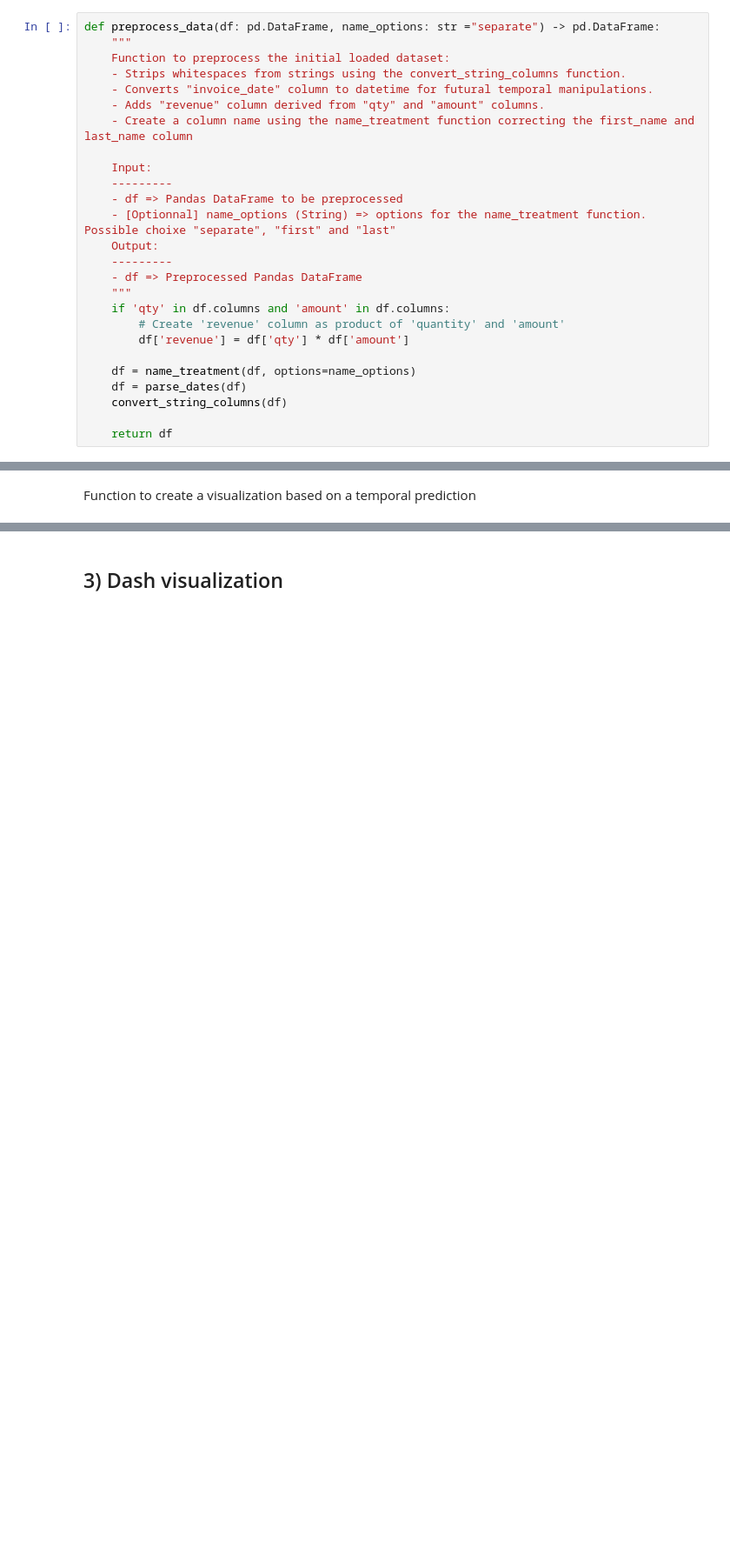
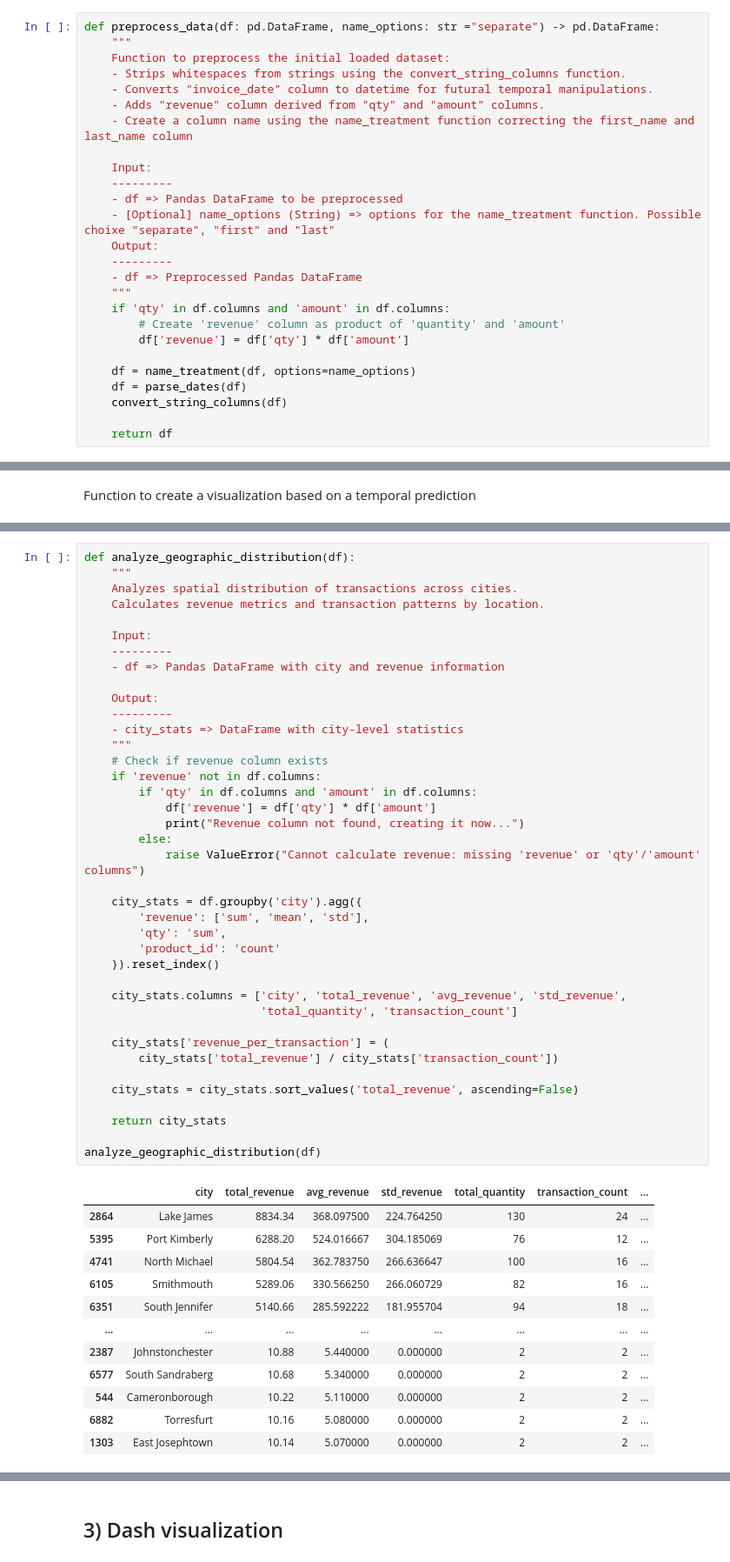
Before and after one commit to Loro67/invoices-data-analysis, a Jupyter notebook: Invoices-Dataset-Analysis.ipynb, the cells around one changed output, grey strips where cells are left out. Shown at 87% size. Saved outputs shown, nothing was run; the diff lists cells and outputs as text; blank space fills up the shorter version.

Commit message:
Indicator 4: Spatial Analysis - Geographic Clustering

```diff
--- a/Invoices-Dataset-Analysis.ipynb
+++ b/Invoices-Dataset-Analysis.ipynb
@@ -162,7 +161,7 @@ def preprocess_data(df: pd.DataFrame, name_options: str ="separate") -> pd.DataF
     Input:
     ---------
     - df => Pandas DataFrame to be preprocessed
-    - [Optionnal] name_options (String) => options for the name_treatment function. Possible choixe "separate", "first" and "last"
+    - [Optional] name_options (String) => options for the name_treatment function. Possible choixe "separate", "first" and "last"
     Output:
     ---------
     - df => Preprocessed Pandas DataFrame
@@ -526,0 +520,52 @@ def display_temporal_prediction(df: pd.DataFrame, model,prediction,options: str
+# %%
+def analyze_geographic_distribution(df):
+    """
+    Analyzes spatial distribution of transactions across cities.
+    Calculates revenue metrics and transaction patterns by location.
+
+    Input:
+    ---------
+    - df => Pandas DataFrame with city and revenue information
+
+    Output:
+    ---------
+    - city_stats => DataFrame with city-level statistics
+    """
+    # Check if revenue column exists
+    if 'revenue' not in df.columns:
+        if 'qty' in df.columns and 'amount' in df.columns:
+            df['revenue'] = df['qty'] * df['amount']
+            print("Revenue column not found, creating it now...")
+        else:
+            raise ValueError("Cannot calculate revenue: missing 'revenue' or 'qty'/'amount' columns")
+
+    city_stats = df.groupby('city').agg({
+        'revenue': ['sum', 'mean', 'std'],
+        'qty': 'sum',
+        'product_id': 'count'
+    }).reset_index()
+
+    city_stats.columns = ['city', 'total_revenue', 'avg_revenue', 'std_revenue',
+                          'total_quantity', 'transaction_count']
+
+    city_stats['revenue_per_transaction'] = (
+        city_stats['total_revenue'] / city_stats['transaction_count'])
+
+    city_stats = city_stats.sort_values('total_revenue', ascending=False)
+
+    return city_stats
+
+analyze_geographic_distribution(df)
+# %% [output]
+|  | city | total_revenue | avg_revenue | std_revenue | total_quantity | transaction_count | ... |
+| 2864 | Lake James | 8834.34 | 368.097500 | 224.764250 | 130 | 24 | ... |
+| 5395 | Port Kimberly | 6288.20 | 524.016667 | 304.185069 | 76 | 12 | ... |
+| 4741 | North Michael | 5804.54 | 362.783750 | 266.636647 | 100 | 16 | ... |
+| 6105 | Smithmouth | 5289.06 | 330.566250 | 266.060729 | 82 | 16 | ... |
+| 6351 | South Jennifer | 5140.66 | 285.592222 | 181.955704 | 94 | 18 | ... |
+| ... | ... | ... | ... | ... | ... | ... | ... |
+| 2387 | Johnstonchester | 10.88 | 5.440000 | 0.000000 | 2 | 2 | ... |
+| 6577 | South Sandraberg | 10.68 | 5.340000 | 0.000000 | 2 | 2 | ... |
+| 544 | Cameronborough | 10.22 | 5.110000 | 0.000000 | 2 | 2 | ... |
+| 6882 | Torresfurt | 10.16 | 5.080000 | 0.000000 | 2 | 2 | ... |
+| 1303 | East Josephtown | 10.14 | 5.070000 | 0.000000 | 2 | 2 | ... |
```
Also changed, not shown: parts of 12 cells of this notebook.
